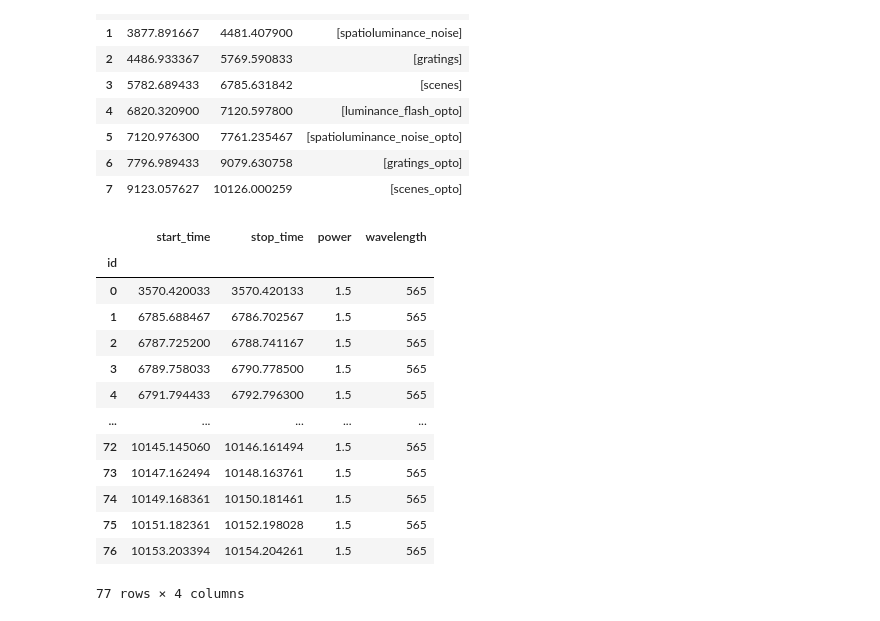
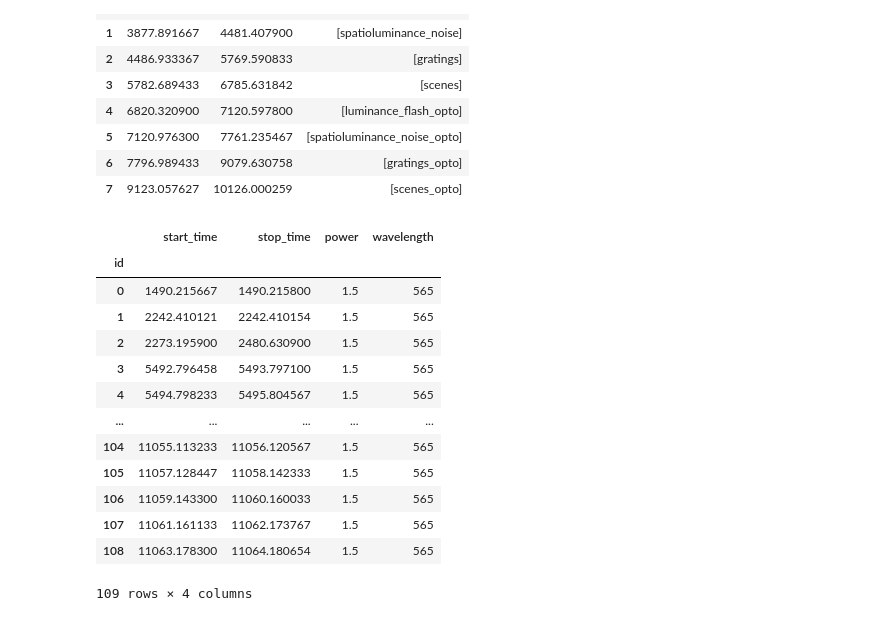
Before and after one commit to granthughes1999/nwb, a Jupyter notebook: Rotation_files/paBoNT2_analysis_grant.ipynb, the cells around one changed output. Saved outputs shown, nothing was run; the diff lists cells and outputs as text; code cells hidden in the pictures.

```diff
--- a/Rotation_files/paBoNT2_analysis_grant.ipynb
+++ b/Rotation_files/paBoNT2_analysis_grant.ipynb
@@ -882,0 +1472,6 @@ paBont2 = Eopn3_Ephys(nwb_path)
+# %%
+eOPN3_3_nwb_path = r"G:/Grant/rotation/2023-09-20_14-25-05_eOPN3_33/eOPN3_33_nwb.nwb"
+paBont2_nwb_path = r"C:/Users/denmanlab/Desktop/nwb/pa_Bont2_nwb"
+# 2023-09-29_16-07-39_PaBont2
+eOPN3_3 = Eopn3_Ephys(eOPN3_3_nwb_path)
+paBont2 = Eopn3_Ephys(paBont2_nwb_path)
@@ -995,19 +1596,19 @@ paBont2.epochs()
 | 6 | 7796.989433 | 9079.630758 | [gratings_opto] |
 | 7 | 9123.057627 | 10126.000259 | [scenes_opto] |
 # %%
-paBont2.optogenetics_states()
+eOPN3_3.optogenetics_states()
 # %% [output]
 |  | start_time | stop_time | power | wavelength |
 | id |  |  |  |  |
-| 0 | 3570.420033 | 3570.420133 | 1.5 | 565 |
-| 1 | 6785.688467 | 6786.702567 | 1.5 | 565 |
-| 2 | 6787.725200 | 6788.741167 | 1.5 | 565 |
-| 3 | 6789.758033 | 6790.778500 | 1.5 | 565 |
-| 4 | 6791.794433 | 6792.796300 | 1.5 | 565 |
+| 0 | 1490.215667 | 1490.215800 | 1.5 | 565 |
+| 1 | 2242.410121 | 2242.410154 | 1.5 | 565 |
+| 2 | 2273.195900 | 2480.630900 | 1.5 | 565 |
+| 3 | 5492.796458 | 5493.797100 | 1.5 | 565 |
+| 4 | 5494.798233 | 5495.804567 | 1.5 | 565 |
 | ... | ... | ... | ... | ... |
-| 72 | 10145.145060 | 10146.161494 | 1.5 | 565 |
-| 73 | 10147.162494 | 10148.163761 | 1.5 | 565 |
-| 74 | 10149.168361 | 10150.181461 | 1.5 | 565 |
-| 75 | 10151.182361 | 10152.198028 | 1.5 | 565 |
-| 76 | 10153.203394 | 10154.204261 | 1.5 | 565 |
+| 104 | 11055.113233 | 11056.120567 | 1.5 | 565 |
+| 105 | 11057.128447 | 11058.142333 | 1.5 | 565 |
+| 106 | 11059.143300 | 11060.160033 | 1.5 | 565 |
+| 107 | 11061.161133 | 11062.173767 | 1.5 | 565 |
+| 108 | 11063.178300 | 11064.180654 | 1.5 | 565 |
-77 rows × 4 columns
+109 rows × 4 columns
```
Also changed, not shown: parts of 18 cells of this notebook, 5 other files.
